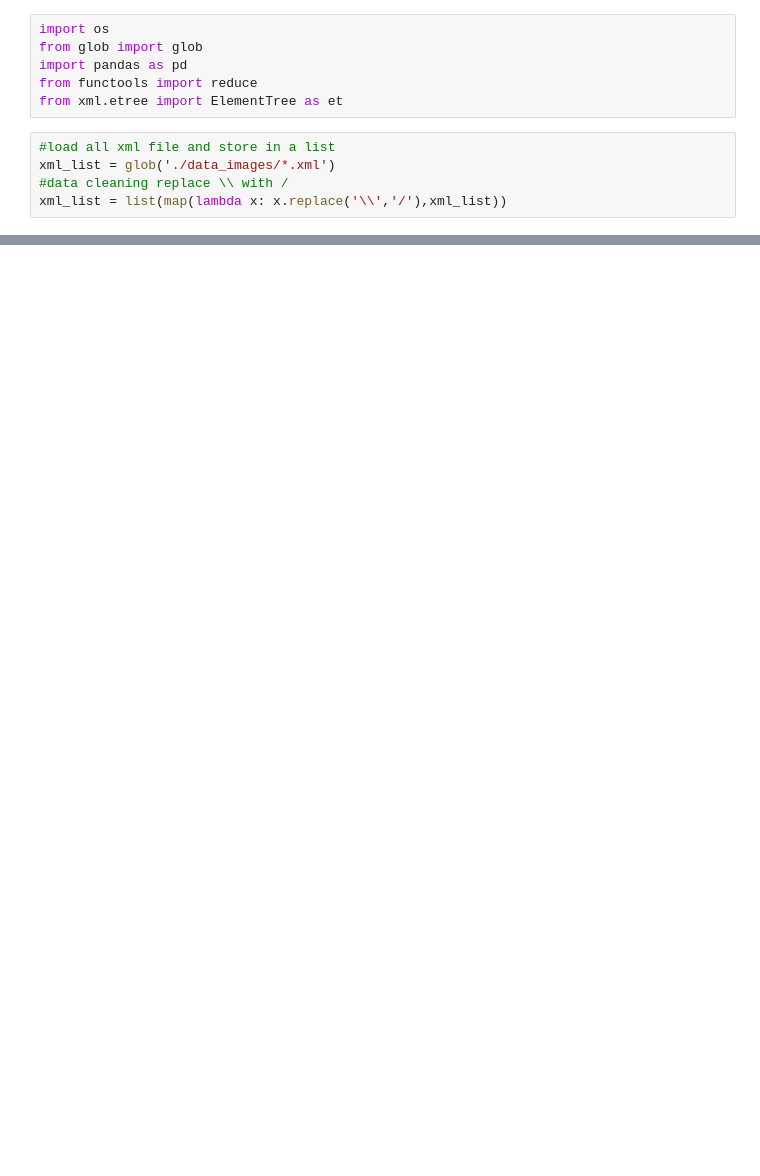
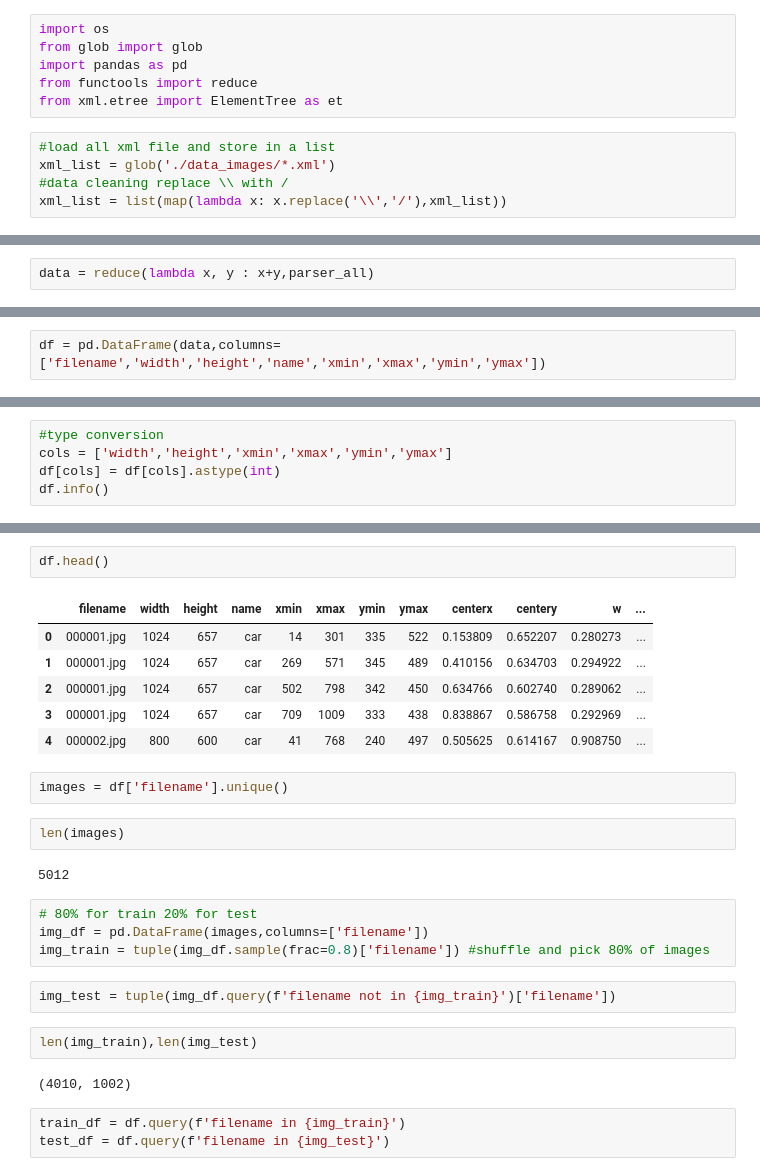
Before and after one commit to LAKIQ/Yolo-Photodetection, a Jupyter notebook: 1_datapreparation/01_extract_object_info_from_xml.ipynb, the cells around one changed output, grey strips where cells are left out. Drawn from its saved outputs; the diff is of its cells as text; blank space fills up the shorter version.

```diff
--- a/1_datapreparation/01_extract_object_info_from_xml.ipynb
+++ b/1_datapreparation/01_extract_object_info_from_xml.ipynb
@@ -44,0 +59,2 @@ TypeError: parse() missing 1 required positional argument: 'source'
+# %%
+data = reduce(lambda x, y : x+y,parser_all)
@@ -44,0 +81,2 @@ TypeError: parse() missing 1 required positional argument: 'source'
+# %%
+df = pd.DataFrame(data,columns=['filename','width','height','name','xmin','xmax','ymin','ymax'])
@@ -44,0 +107,5 @@ TypeError: parse() missing 1 required positional argument: 'source'
+# %%
+#type conversion
+cols = ['width','height','xmin','xmax','ymin','ymax']
+df[cols] = df[cols].astype(int)
+df.info()
@@ -44,0 +157,28 @@ TypeError: parse() missing 1 required positional argument: 'source'
+# %%
+df.head()
+# %% [output]
+|  | filename | width | height | name | xmin | xmax | ymin | ymax | centerx | centery | w | ... |
+| 0 | 000001.jpg | 1024 | 657 | car | 14 | 301 | 335 | 522 | 0.153809 | 0.652207 | 0.280273 | ... |
+| 1 | 000001.jpg | 1024 | 657 | car | 269 | 571 | 345 | 489 | 0.410156 | 0.634703 | 0.294922 | ... |
+| 2 | 000001.jpg | 1024 | 657 | car | 502 | 798 | 342 | 450 | 0.634766 | 0.602740 | 0.289062 | ... |
+| 3 | 000001.jpg | 1024 | 657 | car | 709 | 1009 | 333 | 438 | 0.838867 | 0.586758 | 0.292969 | ... |
+| 4 | 000002.jpg | 800 | 600 | car | 41 | 768 | 240 | 497 | 0.505625 | 0.614167 | 0.908750 | ... |
+# %%
+images = df['filename'].unique()
+# %%
+len(images)
+# %% [output]
+5012
+# %%
+# 80% for train 20% for test
+img_df = pd.DataFrame(images,columns=['filename'])
+img_train = tuple(img_df.sample(frac=0.8)['filename']) #shuffle and pick 80% of images
+# %%
+img_test = tuple(img_df.query(f'filename not in {img_train}')['filename'])
+# %%
+len(img_train),len(img_test)
+# %% [output]
+(4010, 1002)
+# %%
+train_df = df.query(f'filename in {img_train}')
+test_df = df.query(f'filename in {img_test}')
```
Also changed, not shown: parts of 17 cells of this notebook.
